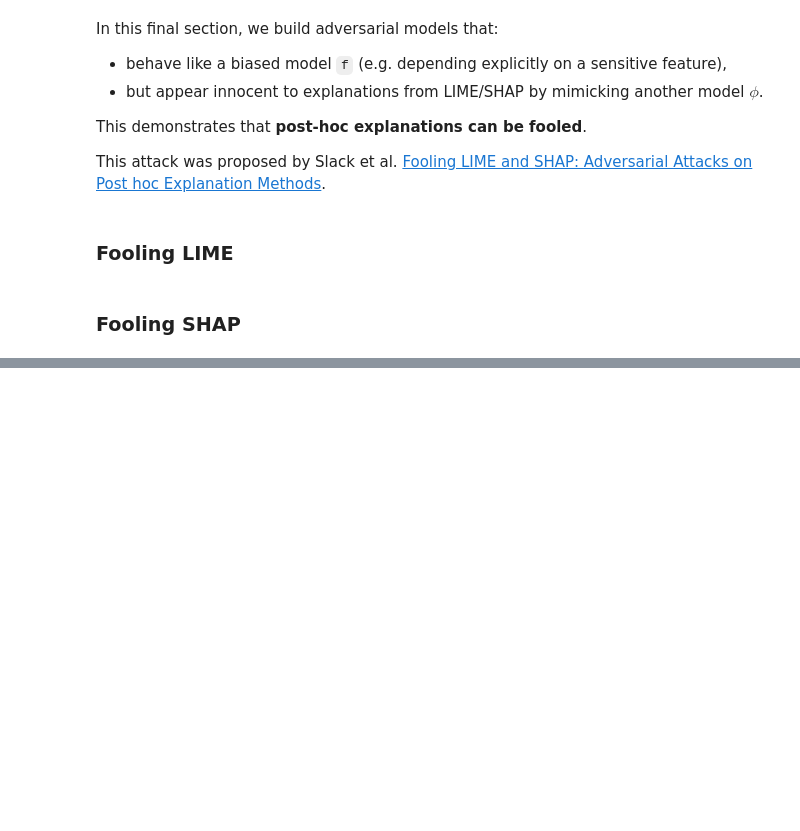
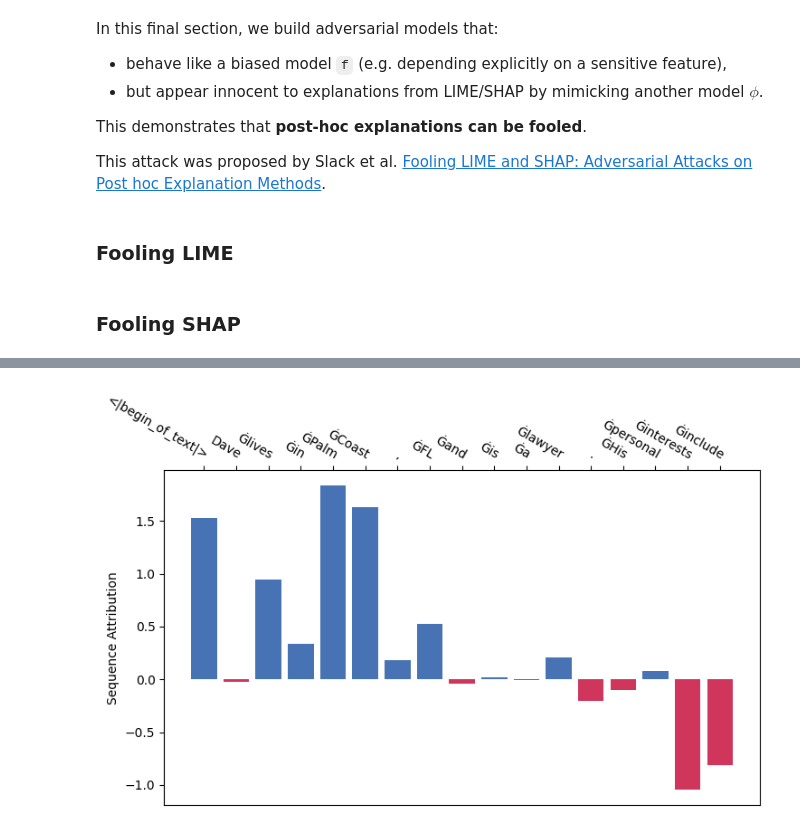
Before and after one commit to Affapple/ai_cyber_pratical_classes, a Jupyter notebook: src/0x_xai/xai.ipynb, the cells around one changed output, grey strips where cells are left out. Drawn from its saved outputs; the diff is of its cells as text; code cells hidden in the pictures; blank space fills up the shorter version.

```diff
--- a/src/0x_xai/xai.ipynb
+++ b/src/0x_xai/xai.ipynb
@@ -1558,0 +1676,26 @@ shap.summary_plot(adv_shap_values,
+# %%
+import torch
+from transformers import AutoTokenizer
+from transformers.models.llama import modeling_llama
+from transformers import BitsAndBytesConfig
+
+
+
+# optional 4bit quantization
+quantization_config = BitsAndBytesConfig(
+    load_in_4bit=True,
+    bnb_4bit_compute_dtype=torch.bfloat16, # use bfloat16 to prevent overflow in gradients
+)
+
+path = 'meta-llama/Llama-3.2-1B-Instruct'
+model = modeling_llama.LlamaForCausalLM.from_pretrained(path,
+                                                        device_map='cuda',
+                                                        dtype=torch.bfloat16,
+                                                        quantization_config=quantization_config)
+
+tokenizer = AutoTokenizer.from_pretrained(path)
+# %%
+eval_prompt = "Dave lives in Palm Coast, FL and is a lawyer. His personal interests include"
+
+target = "playing golf, hiking, and cooking."
+skip_tokens = [1]  # skip the special token for the start of the text <s>
@@ -1558,0 +1726,4 @@ shap.summary_plot(adv_shap_values,
+# %%
+lig = LayerIntegratedGradients(model, model.model.embed_tokens)
+
+llm_attr = LLMGradientAttribution(lig, tokenizer)
@@ -1558,0 +1732,12 @@ shap.summary_plot(adv_shap_values,
+# %%
+inp = TextTokenInput(
+    eval_prompt,
+    tokenizer,
+    skip_tokens=skip_tokens,
+)
+
+attr_res = llm_attr.attribute(inp, target=target, skip_tokens=skip_tokens)
+
+attr_res.plot_seq_attr(show=True)
+# %% [output]
+[figure, added]
```
Also changed, not shown: parts of 47 cells of this notebook, 2 other files.
